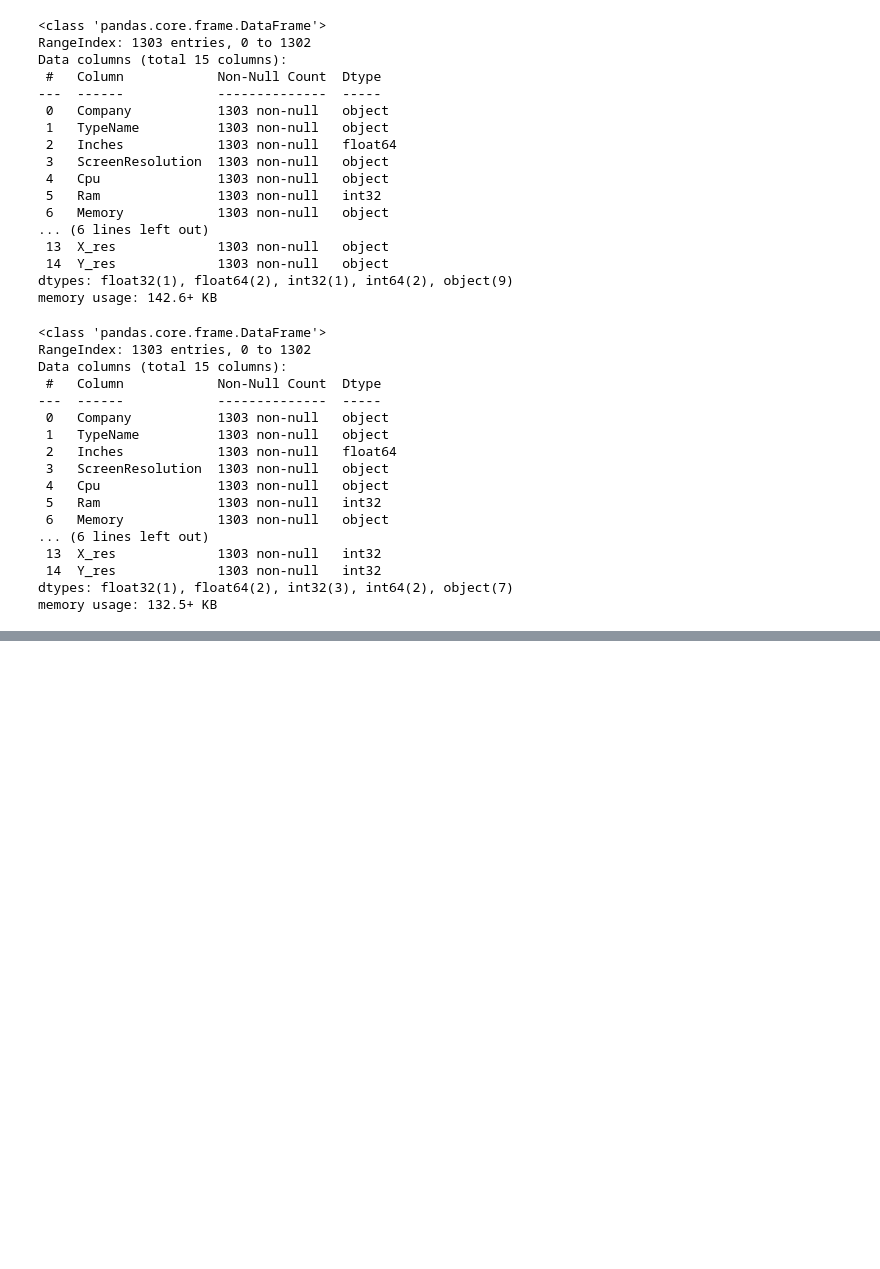
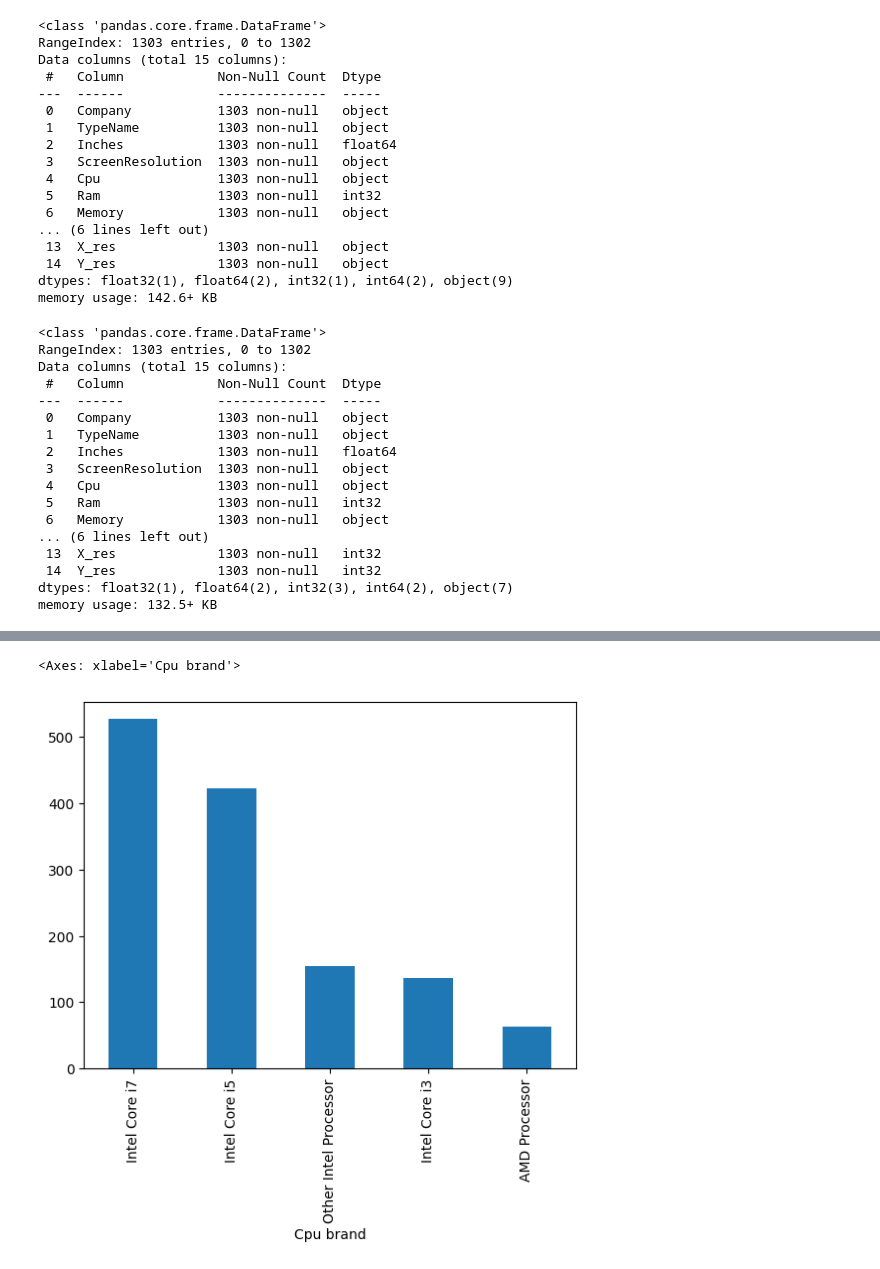
Before and after one commit to sukriti-waani/Machine-Learning, a Jupyter notebook: PROJECTS/1-Laptop_Price_Predictor/laptop_price_predictor.ipynb, the cells around one changed output, grey strips where cells are left out. Drawn from its saved outputs; the diff is of its cells as text; code cells hidden in the pictures; blank space fills up the shorter version.

Commit message:
Engineered CPU brand, memory storage breakdown, and PPI features to enhance laptop price prediction model accuracy

```diff
--- a/PROJECTS/1-Laptop_Price_Predictor/laptop_price_predictor.ipynb
+++ b/PROJECTS/1-Laptop_Price_Predictor/laptop_price_predictor.ipynb
@@ -336,0 +353,5 @@ df.head()
+# %%
+# Create a new column 'Cpu Name' by joining the first 3 words of the 'Cpu' column into a single string
+# Example: "Intel Core i5 8250U" → "Intel Core i5"
+
+df['Cpu Name'] = df['Cpu'].apply(lambda x: " ".join(x.split()[0:3]))
@@ -336,0 +367,22 @@ df.head()
+# %%
+# Define a function that takes processor name as input
+def fetch_processor(text):
+    # If the processor is one of the main Intel Core series
+    # (i3, i5, or i7), return it as it is
+    if text in ['Intel Core i7', 'Intel Core i5', 'Intel Core i3']:
+        return text
+
+    # If the processor starts with 'Intel' but is not i3/i5/i7
+    # categorize it as 'Other Intel Processor'
+    elif text.split()[0] == 'Intel':
+        return 'Other Intel Processor'
+
+    # Otherwise, it is assumed to be an AMD processor
+    else:
+        return 'AMD Processor'
+# %%
+# Apply the function 'fetch_processor' on each value of the 'Cpu Name' column
+# This converts detailed CPU names into categories like:
+# 'Intel Core i7', 'Intel Core i5', 'Intel Core i3', 'Other Intel Processor', or 'AMD Processor'
+
+df['Cpu brand'] = df['Cpu Name'].apply(fetch_processor)
@@ -336,0 +398,5 @@ df.head()
+# %%
+df['Cpu brand'].value_counts().plot(kind='bar')
+# %% [output]
+<Axes: xlabel='Cpu brand'>
+[figure, added]
```
Also changed, not shown: parts of 10 cells of this notebook.
